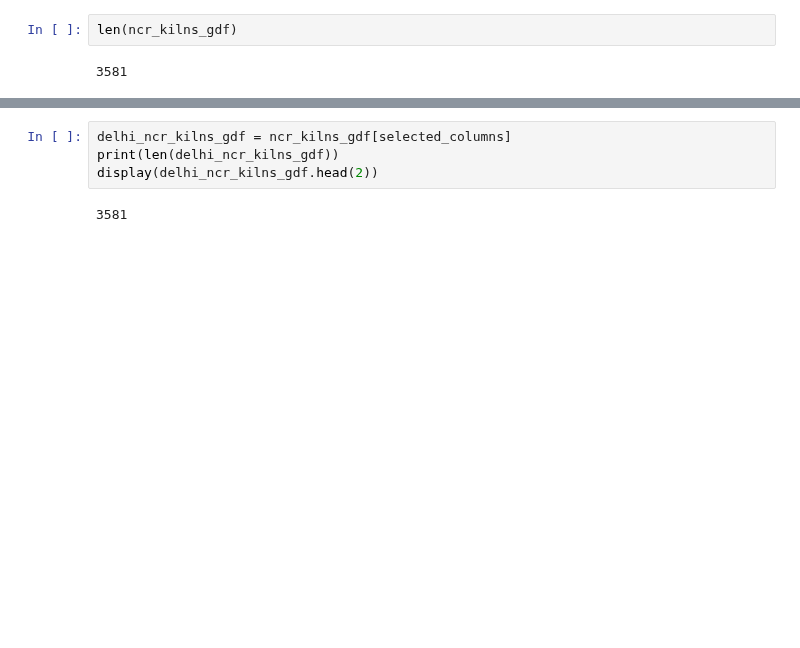
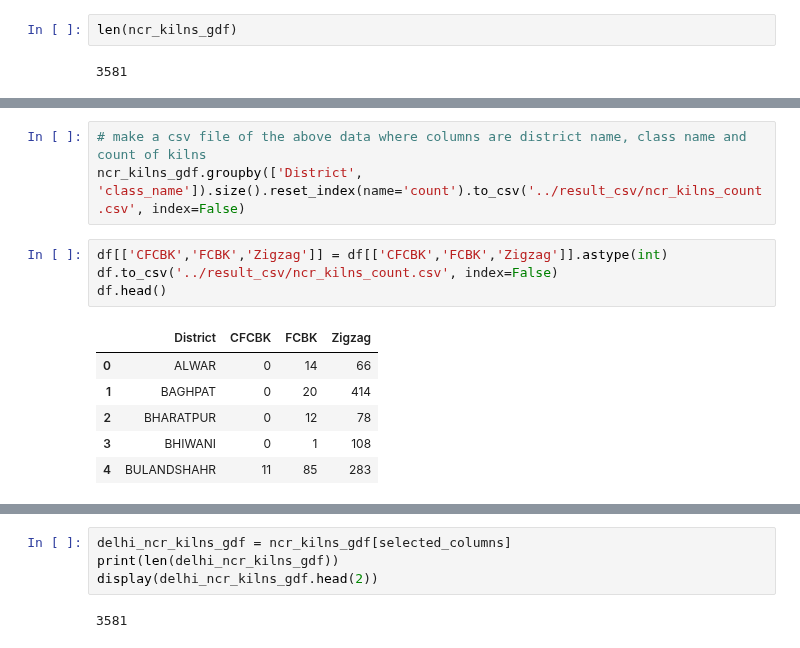
Before and after one commit to rishabh-mondal/ijcai_2025_kilns, a Jupyter notebook: notebooks/brick_kilns_plots.ipynb, the cells around one changed output, grey strips where cells are left out. Saved outputs shown, nothing was run; the diff lists cells and outputs as text; blank space fills up the shorter version.

```diff
--- a/notebooks/brick_kilns_plots.ipynb
+++ b/notebooks/brick_kilns_plots.ipynb
@@ -265,0 +296,14 @@ len(ncr_kilns_gdf)
+# %%
+# make a csv file of the above data where columns are district name, class name and count of kilns
+ncr_kilns_gdf.groupby(['District', 'class_name']).size().reset_index(name='count').to_csv('../result_csv/ncr_kilns_count.csv', index=False)
+# %%
+df[['CFCBK','FCBK','Zigzag']] = df[['CFCBK','FCBK','Zigzag']].astype(int)
+df.to_csv('../result_csv/ncr_kilns_count.csv', index=False)
+df.head()
+# %% [output]
+|  | District | CFCBK | FCBK | Zigzag |
+| 0 | ALWAR | 0 | 14 | 66 |
+| 1 | BAGHPAT | 0 | 20 | 414 |
+| 2 | BHARATPUR | 0 | 12 | 78 |
+| 3 | BHIWANI | 0 | 1 | 108 |
+| 4 | BULANDSHAHR | 11 | 85 | 283 |
```
Also changed, not shown: parts of 22 cells of this notebook.
